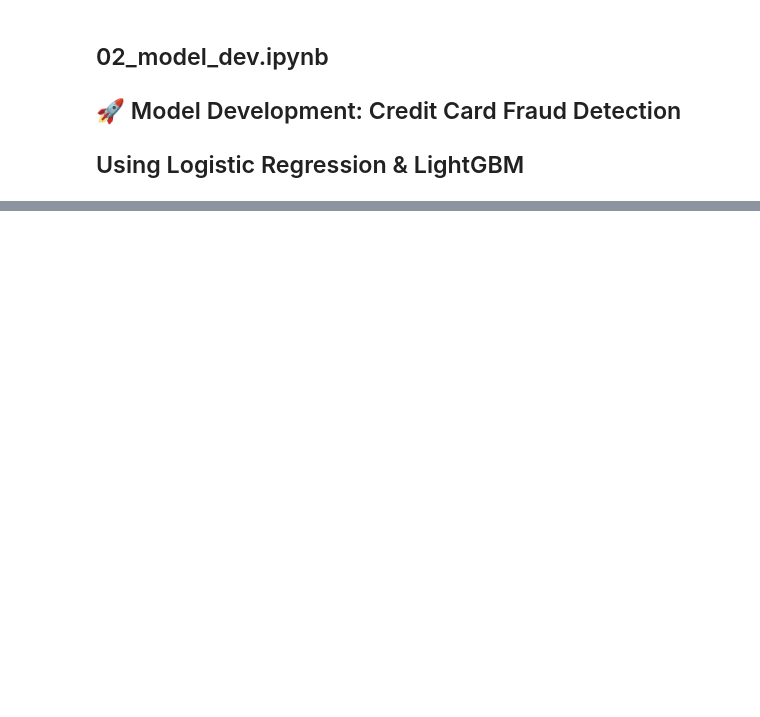
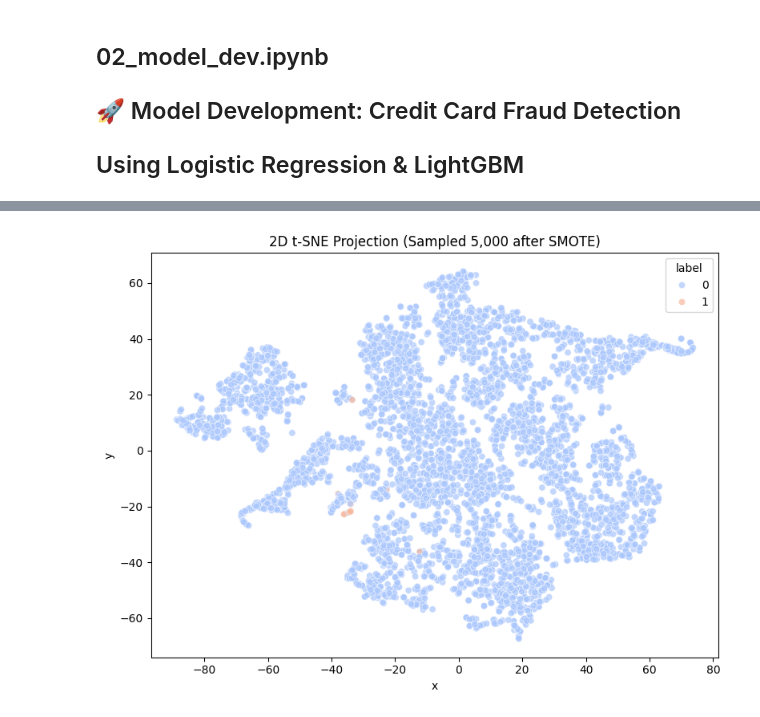
Before and after one commit to stevokwon/aws-fraud-detection, a Jupyter notebook: notebooks/02_model_dev.ipynb, the cells around one changed output, grey strips where cells are left out. Saved outputs shown, nothing was run; the diff lists cells and outputs as text; code cells hidden in the pictures; blank space fills up the shorter version.

```diff
--- a/notebooks/02_model_dev.ipynb
+++ b/notebooks/02_model_dev.ipynb
@@ -32,0 +84,19 @@ NameError: name 'SMOTE' is not defined
+# %%
+# 🧭 2D Projection of Sampled Resampled Data (PCA + t-SNE)
+# Limit sample to speed up computation
+sample_size = 5000
+X_sample = X_train_resampled[:sample_size]
+y_sample = y_train_resampled[:sample_size]
+
+# Reduce dimensions with PCA first (faster & better for t-SNE)
+pca = PCA(n_components=10).fit_transform(X_sample)
+tsne = TSNE(n_components=2, perplexity=30, random_state=42).fit_transform(pca)
+tsne_df = pd.DataFrame({'x': tsne[:, 0], 'y': tsne[:, 1], 'label': y_sample})
+
+plt.figure(figsize=(8, 6))
+sns.scatterplot(data=tsne_df, x='x', y='y', hue='label', palette='coolwarm', alpha=0.7)
+plt.title("2D t-SNE Projection (Sampled 5,000 after SMOTE)")
+plt.tight_layout()
+plt.show()
+# %% [output]
+[figure, added]
```
Also changed, not shown: parts of 13 cells of this notebook.
